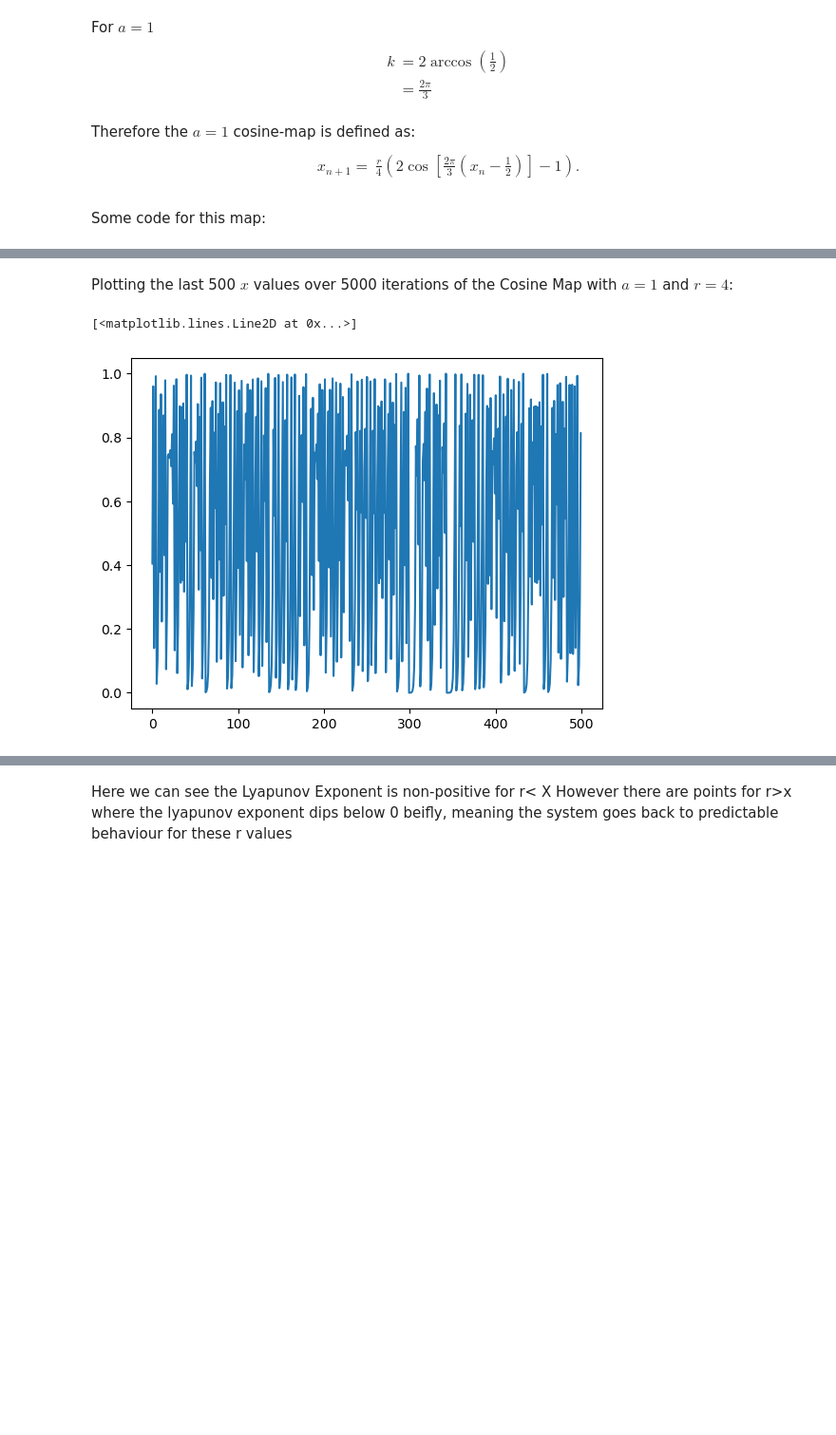
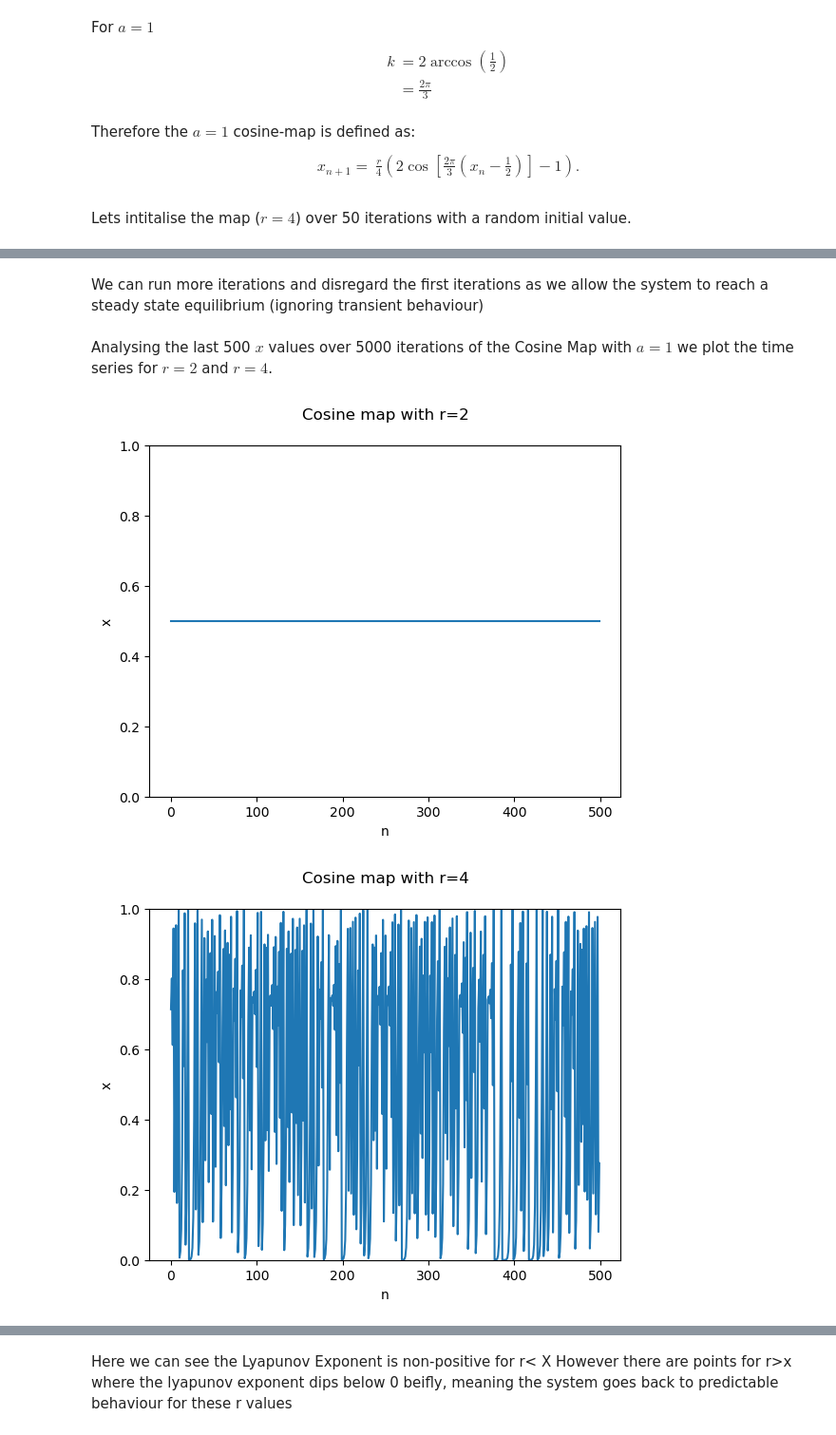
Before and after one commit to lainemulvay/Chaos-in-the-Cosine-Map, a Jupyter notebook: Assingment Notebook.ipynb, the cells around one changed output, grey strips where cells are left out. Shown at 95% size. Cells and saved outputs as stored; diff of their text form; code cells hidden in the pictures; blank space fills up the shorter version.

```diff
--- a/Assingment Notebook.ipynb
+++ b/Assingment Notebook.ipynb
@@ -13,8 +17,8 @@ $$
 
 Therefore the $a = 1$ cosine-map is defined as:
 $$\begin{aligned} x_{n+1}= & \frac{r}{4}\left(2 \cos \left[\frac{2\pi}{3}\left(x_n-\frac{1}{2}\right)\right]-1\right).\end{aligned}$$
-# %% [markdown]
-Some code for this map:
+# %% [markdown]
+Lets intitalise the map ($r=4$) over 50 iterations with a random initial value.
 # %%
 import random
 import math
@@ -53,34 +57,45 @@ Iteration 47: x = 0.999944306152766
 Iteration 48: x = 0.00020202812593317354
 Iteration 49: x = 0.0007327874327733852
 Iteration 50: x = 0.0026570799927616573
+# %% [markdown]
+We can run more iterations and disregard the first iterations as we allow the system to reach a steady state equilibrium (ignoring transient behaviour)
 # %% [markdown]
-Plotting the last 500 $x$ values over 5000 iterations of the Cosine Map with $a=1$ and $r=4$:
+Analysing the last 500 $x$ values over 5000 iterations of the Cosine Map with $a=1$ we plot the time series for $r=2$ and $r=4$.
 # %%
 import random
 import math
 import numpy as np
 import matplotlib.pyplot as plt
 
 # Cosine map function with a=1
 def cosine_map(x_n,r):
     return (r/4) * (2 * math.cos((2*math.pi/3)*(x_n-0.5)) - 1)
 
-# Number of iterations
-iterations = 5000
-# Create data structure
-x=np.zeros(iterations)
-# Initialize x with a random value between 0 and 1
-x[0] = random.random()
 
-# Constant in the logistic map equation
-r = 4
+def plot_cosine_map(r):
+    # Number of iterations
+    iterations = 5000
+    # Create data structure
+    x = np.zeros(iterations)
+    # Initialize x with a random value between 0 and 1
+    x[0] = random.random()
 
-# Iterate and apply the logistic map formula
-for i in range(iterations-1):
-    x[i+1] = cosine_map(x[i], r)
+    # Iterate and apply the logistic map formula
+    for i in range(iterations-1):
+        x[i+1] = cosine_map(x[i], r)
 
-# plot the timeseries removing the transient
-plt.plot(x[4500:])
+    # plot the timeseries removing the transient
+    plt.figure()  # Create a new figure
+    plt.plot(x[4500:])
+    plt.xlabel('n')
+    plt.ylabel('x')
+    plt.title(f'Cosine map with r={r}', pad=20)  # Use an f-string to include the value of r in the title
+    plt.ylim(0,1)
+    plt.show()  # Display the plot
+
+# Call the function with different values of r
+plot_cosine_map(2)
+plot_cosine_map(4)
 # %% [output]
-[<matplotlib.lines.Line2D at 0x...>]
-[figure, old version]
+[figure, new version]
+[figure, added]
```
Also changed, not shown: parts of 16 cells of this notebook.
